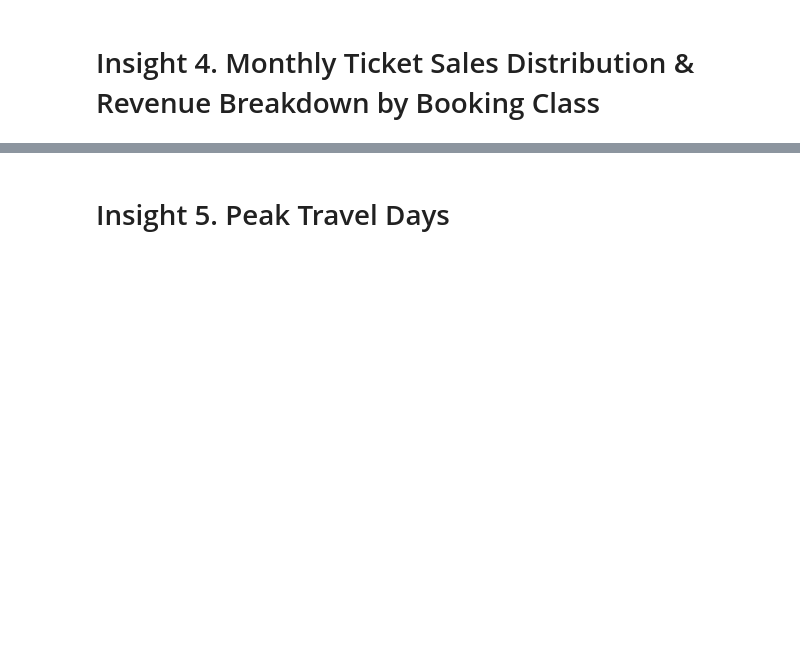
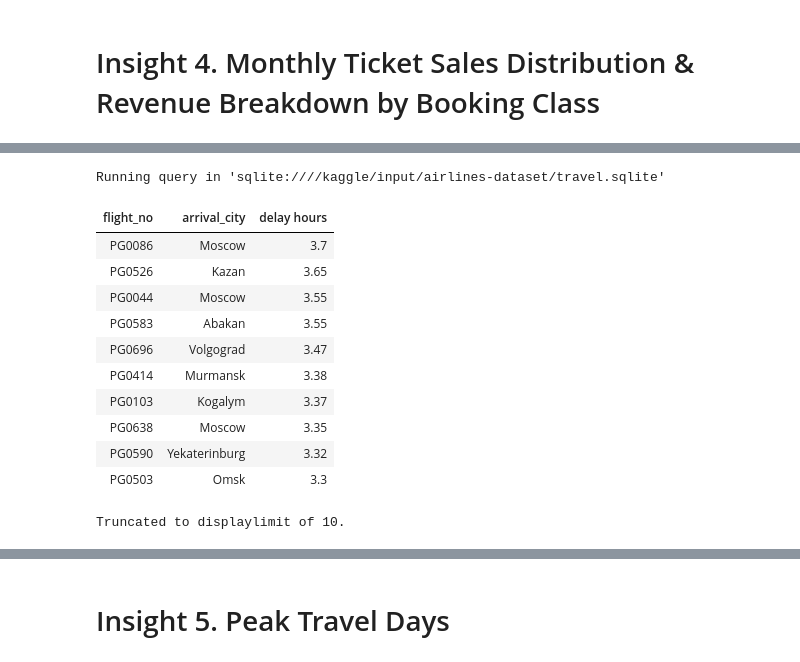
Before and after one commit to Daviedavie100/SQL_Projects, a Jupyter notebook: Airlines_EDA.ipynb, the cells around one changed output, grey strips where cells are left out. Drawn from its saved outputs; the diff is of its cells as text; code cells hidden in the pictures; blank space fills up the shorter version.

Commit message:
Kaggle Notebook | Airlines dataset: EDA and Viz using SQL & Python | Version 20

```diff
--- a/Airlines_EDA.ipynb
+++ b/Airlines_EDA.ipynb
@@ -590,28 +678,44 @@ NameError: name 'df' is not defined
 # %%
 %%sql
--- Top '10' Most Delayed Flights
 WITH flight_data AS (
        SELECT
+            f.status,
             f.flight_no,
             json_extract(ap2.city, '$.en') AS arrival_city,
             datetime(substr(f.scheduled_departure, 1, 19)) AS scheduled_departure,
             datetime(substr(f.actual_departure, 1, 19)) AS actual_departure,
             datetime(substr(f.actual_arrival, 1, 19)) AS actual_arrival
 
         FROM flights f
         JOIN airports_data ap1
         ON f.departure_airport=ap1.airport_code
         JOIN airports_data ap2
         ON f.arrival_airport=ap2.airport_code
 )
 
-SELECT flight_no, arrival_city,
+SELECT
+        flight_no,
+        arrival_city,
         ROUND(CAST(strftime('%s', datetime(actual_departure)) - strftime('%s', datetime(scheduled_departure)) AS FLOAT)/3600,2) AS 'delay hours'
 FROM flight_data
-WHERE actual_departure !="\\N" OR actual_arrival !="\\N"
-GROUP BY flight_no
+WHERE status IN ('Arrived', "On Time", 'Departed')
+GROUP BY flight_no, arrival_city
 ORDER BY 3 DESC
 LIMIT 10;
+# %% [output]
+Running query in 'sqlite:////kaggle/input/airlines-dataset/travel.sqlite'
+| flight_no | arrival_city | delay hours |
+| PG0086 | Moscow | 3.7 |
+| PG0526 | Kazan | 3.65 |
+| PG0044 | Moscow | 3.55 |
+| PG0583 | Abakan | 3.55 |
+| PG0696 | Volgograd | 3.47 |
+| PG0414 | Murmansk | 3.38 |
+| PG0103 | Kogalym | 3.37 |
+| PG0638 | Moscow | 3.35 |
+| PG0590 | Yekaterinburg | 3.32 |
+| PG0503 | Omsk | 3.3 |
+Truncated to displaylimit of 10.
 # %%
 # Top 10 Most Delayed Flights
 querry="""
```
Also changed, not shown: parts of 27 cells of this notebook.
